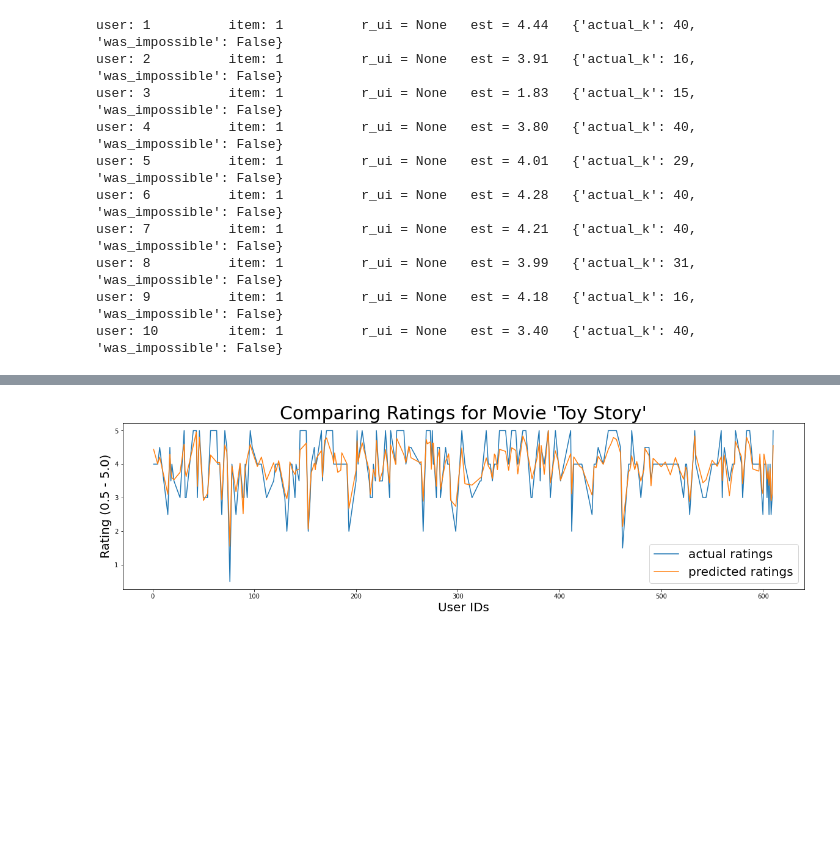
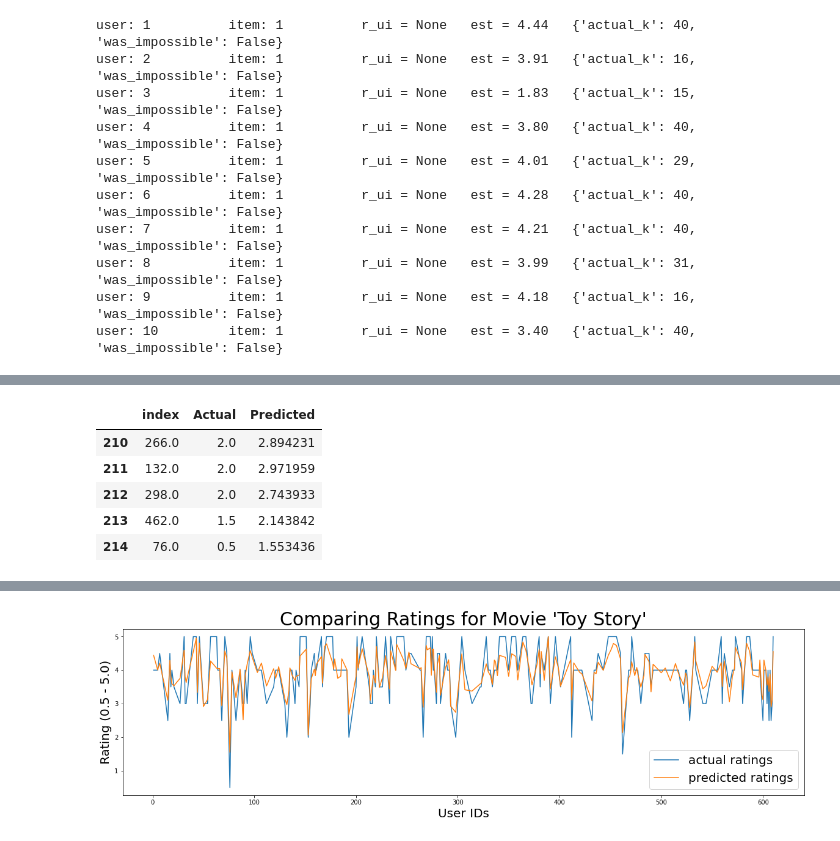
Before and after one commit to flux511/recommender-system-capstone, a Jupyter notebook: notebooks/5_ibcf_with_surprise.ipynb, the cells around one changed output, grey strips where cells are left out. Saved outputs shown, nothing was run; the diff lists cells and outputs as text; code cells hidden in the pictures; blank space fills up the shorter version.

```diff
--- a/notebooks/5_ibcf_with_surprise.ipynb
+++ b/notebooks/5_ibcf_with_surprise.ipynb
@@ -143,0 +132,9 @@ user: 610.0      item: 1          r_ui = 5.00   est = 4.55   {'actual_k': 40, 'w
+# %%
+user_rat_act_pred.tail()
+# %% [output]
+|  | index | Actual | Predicted |
+| 210 | 266.0 | 2.0 | 2.894231 |
+| 211 | 132.0 | 2.0 | 2.971959 |
+| 212 | 298.0 | 2.0 | 2.743933 |
+| 213 | 462.0 | 1.5 | 2.143842 |
+| 214 | 76.0 | 0.5 | 1.553436 |
```
Also changed, not shown: parts of 19 cells of this notebook.
